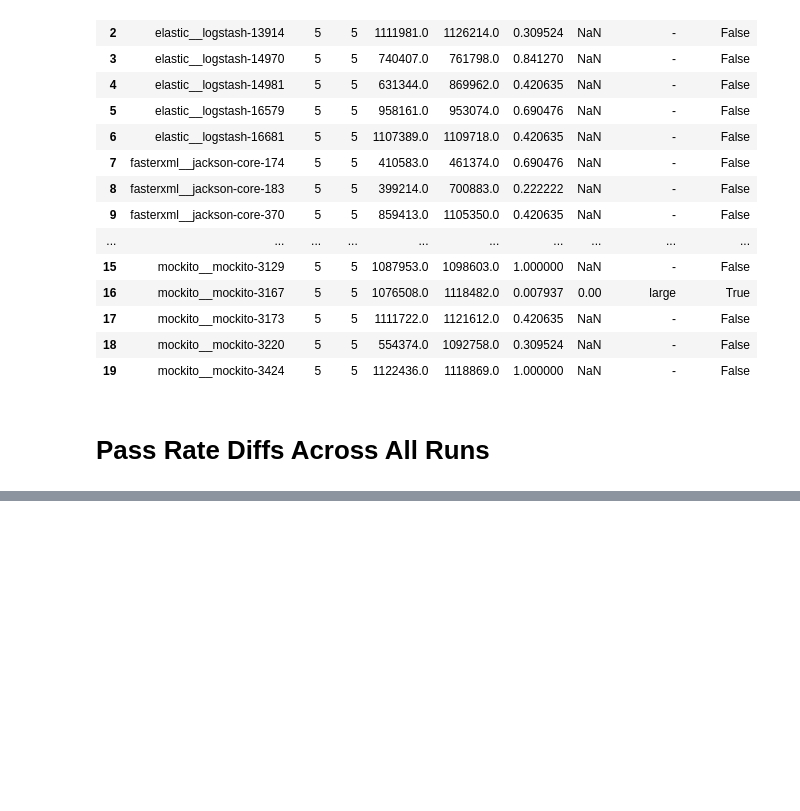
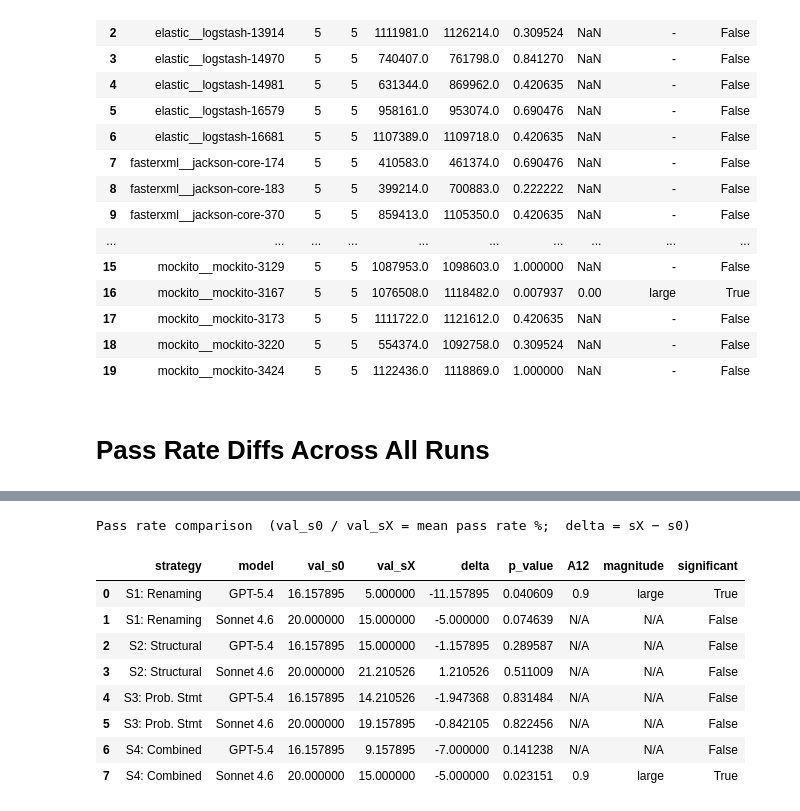
Before and after one commit to Vladislav0Art/thesis-metamorphic-eval, a Jupyter notebook: scripts/analysis.ipynb, the cells around one changed output, grey strips where cells are left out. Cells and saved outputs as stored; diff of their text form; code cells hidden in the pictures; blank space fills up the shorter version.

```diff
--- a/scripts/analysis.ipynb
+++ b/scripts/analysis.ipynb
@@ -378,0 +416,20 @@ entries: List[ComparisonEntry] = [
+# %%
+# ── Pass rate comparison ──────────────────────────────────────────────────────
+df_cross_pass_rate = build_cross_eval_comparison_df(
+    entries=CROSS_EVAL_ENTRIES,
+    metric="pass_rate",
+    instance_ids=_BENCHMARK_20_IDS,
+)
+print(f"Pass rate comparison  (val_s0 / val_sX = mean pass rate %;  delta = sX − s0)")
+display(df_cross_pass_rate)
+# %% [output]
+Pass rate comparison  (val_s0 / val_sX = mean pass rate %;  delta = sX − s0)
+|  | strategy | model | val_s0 | val_sX | delta | p_value | A12 | magnitude | significant |
+| 0 | S1: Renaming | GPT-5.4 | 16.157895 | 5.000000 | -11.157895 | 0.040609 | 0.9 | large | True |
+| 1 | S1: Renaming | Sonnet 4.6 | 20.000000 | 15.000000 | -5.000000 | 0.074639 | N/A | N/A | False |
+| 2 | S2: Structural | GPT-5.4 | 16.157895 | 15.000000 | -1.157895 | 0.289587 | N/A | N/A | False |
+| 3 | S2: Structural | Sonnet 4.6 | 20.000000 | 21.210526 | 1.210526 | 0.511009 | N/A | N/A | False |
+| 4 | S3: Prob. Stmt | GPT-5.4 | 16.157895 | 14.210526 | -1.947368 | 0.831484 | N/A | N/A | False |
+| 5 | S3: Prob. Stmt | Sonnet 4.6 | 20.000000 | 19.157895 | -0.842105 | 0.822456 | N/A | N/A | False |
+| 6 | S4: Combined | GPT-5.4 | 16.157895 | 9.157895 | -7.000000 | 0.141238 | N/A | N/A | False |
+| 7 | S4: Combined | Sonnet 4.6 | 20.000000 | 15.000000 | -5.000000 | 0.023151 | 0.9 | large | True |
```
Also changed, not shown: parts of 7 cells of this notebook, 1 other file.
